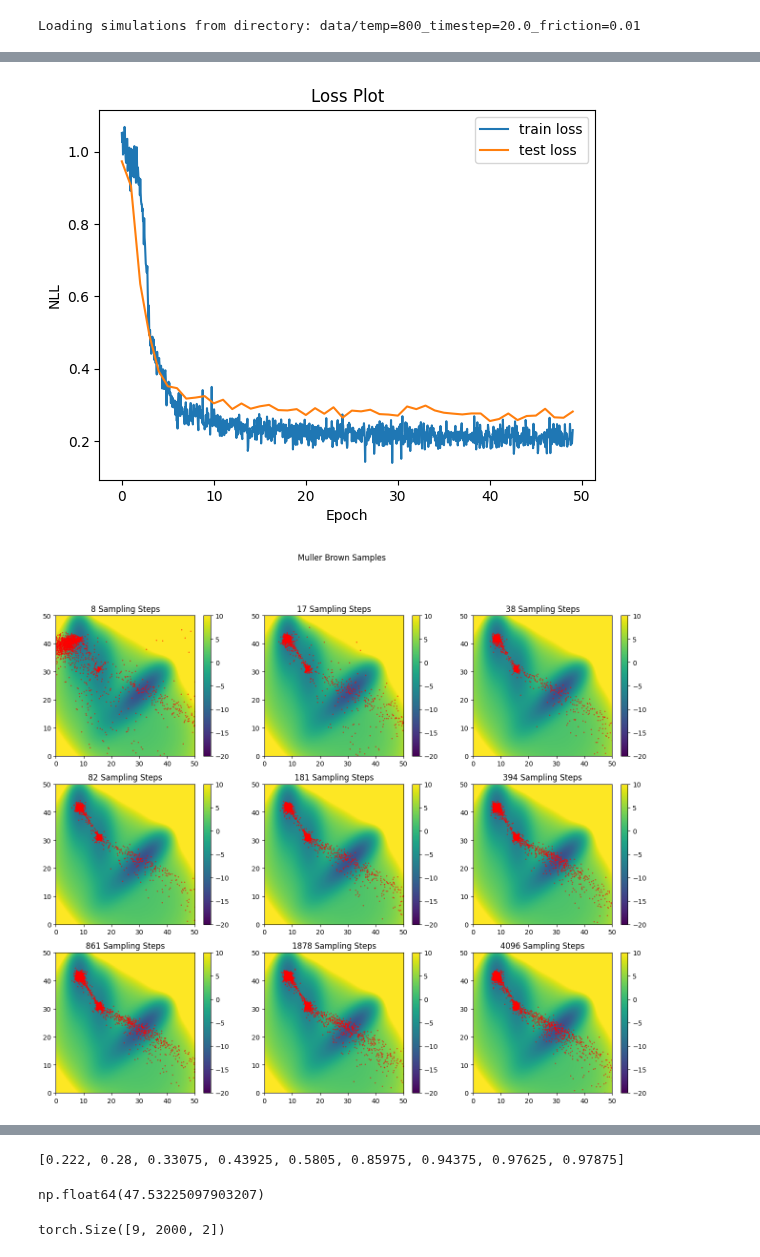
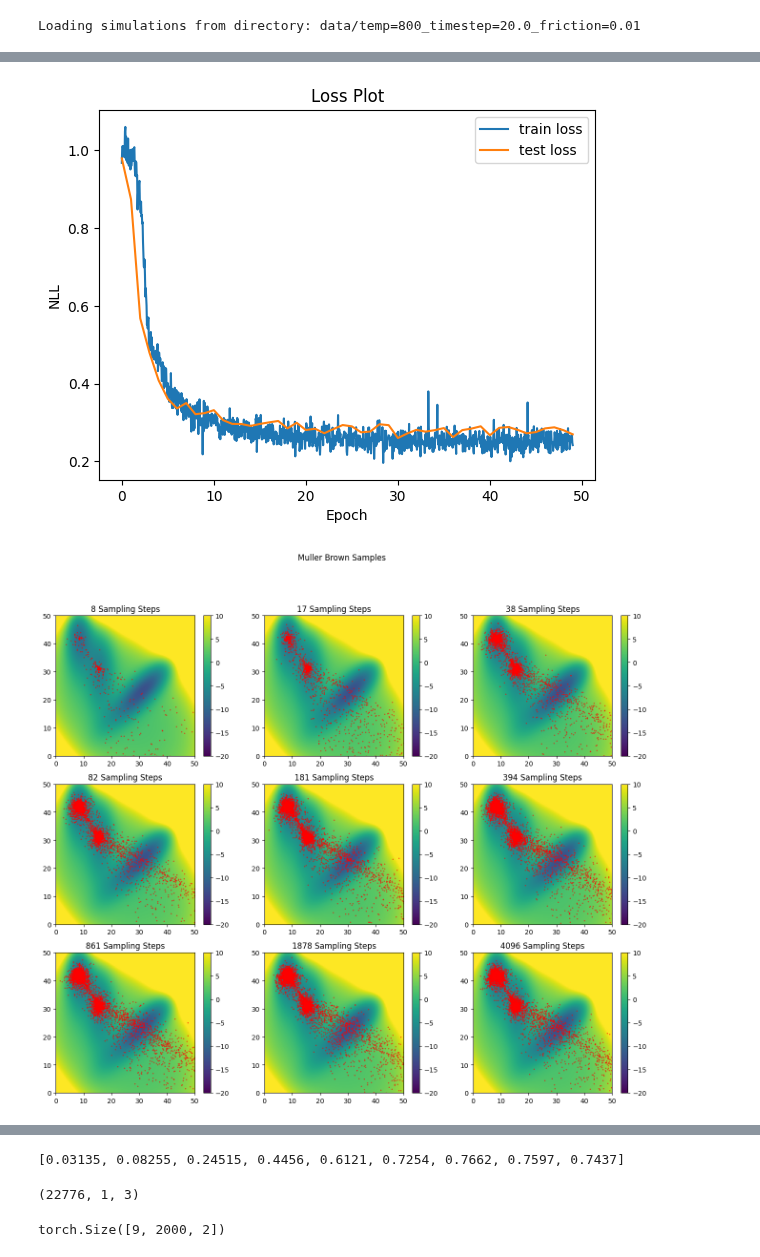
Before and after one commit to michael-psenka/OM-TPS, a Jupyter notebook: train_diffusion_mb.ipynb, the cells around one changed output, grey strips where cells are left out. Drawn from its saved outputs; the diff is of its cells as text; code cells hidden in the pictures.

Commit message:
add dropout

```diff
--- a/train_diffusion_mb.ipynb
+++ b/train_diffusion_mb.ipynb
@@ -131,12 +131,19 @@ class DiffusionMLP(torch.nn.Module):
         self.fc3 = nn.Linear(hidden_dim, hidden_dim)
         self.fc4 = nn.Linear(hidden_dim, hidden_dim)
         self.fc5 = nn.Linear(hidden_dim, out_dim)
+        # add dropout layer
+        self.dropout = nn.Dropout(0.1)
+
 
     def forward(self, x):
         x = F.relu(self.fc1(x))
+        x = self.dropout(x)
         x = F.relu(self.fc2(x))
+        x = self.dropout(x)
         x = F.relu(self.fc3(x))
+        x = self.dropout(x)
         x = F.relu(self.fc4(x))
+        x = self.dropout(x)
         x = self.fc5(x)
         return x
 
@@ -164,7 +171,7 @@ class DiffusionMLP(torch.nn.Module):
                 t = ts[i].repeat(x.shape[0]).unsqueeze(-1)
                 tm1 = ts[i + 1].repeat(x.shape[0]).unsqueeze(-1)
                 eps_hat = self.forward(torch.cat([x, t], dim = 1))
-                x = self.ddpm_update(x, eps_hat, t, tm1)
+                x = self.ddpm_update(x, eps_hat, t, tm1, temperature)
             return x
 
 
@@ -261,7 +268,7 @@ model = DiffusionMLP(3, 64, 2, device).to(device).to(torch.float32)
 train_losses, test_losses, all_samples = train_mb_diffusion(train_dataset, test_dataset, model, device)
 # %%
 steps = np.power(2, np.linspace(3, 12, 9)).astype(int)
-all_samples = torch.stack([model.sample(10000, step) for step in steps])
+all_samples = torch.stack([model.sample(10000, step, temperature = 1.5) for step in steps])
 all_samples = all_samples*torch.tensor(train_dataset.std).to(device).to(torch.float32) + torch.tensor(train_dataset.mean).to(device).to(torch.float32)
 
 plot_results(train_losses, test_losses, np.flip(get_numpy(all_samples), axis = -1), steps)
@@ -271,14 +278,14 @@ Final Test Loss: 0.2812
-[figure, old version]
+[figure, new version]
-[figure, old version]
+[figure, new version]
 [figure]
 # %%
-[torch.logical_and(all_samples[i] >0, all_samples[i] < 50).count_nonzero().item() / (all_samples.shape[1] * all_samples.shape[2]) for i in range(all_samples.shape[0])]
+print([torch.logical_and(all_samples[i] >-6, all_samples[i] < 50).count_nonzero().item() / (all_samples.shape[1] * all_samples.shape[2]) for i in range(all_samples.shape[0])])
 # %% [output]
-[0.222, 0.28, 0.33075, 0.43925, 0.5805, 0.85975, 0.94375, 0.97625, 0.97875]
+[0.03135, 0.08255, 0.24515, 0.4456, 0.6121, 0.7254, 0.7662, 0.7597, 0.7437]
 # %%
-train_dataset.all_pos.max()
+train_dataset.all_pos.shape
 # %% [output]
-np.float64(47.53225097903207)
+(22776, 1, 3)
 # %%
 all_samples.shape
 # %% [output]
```
Also changed, not shown: parts of 1 cell of this notebook.
